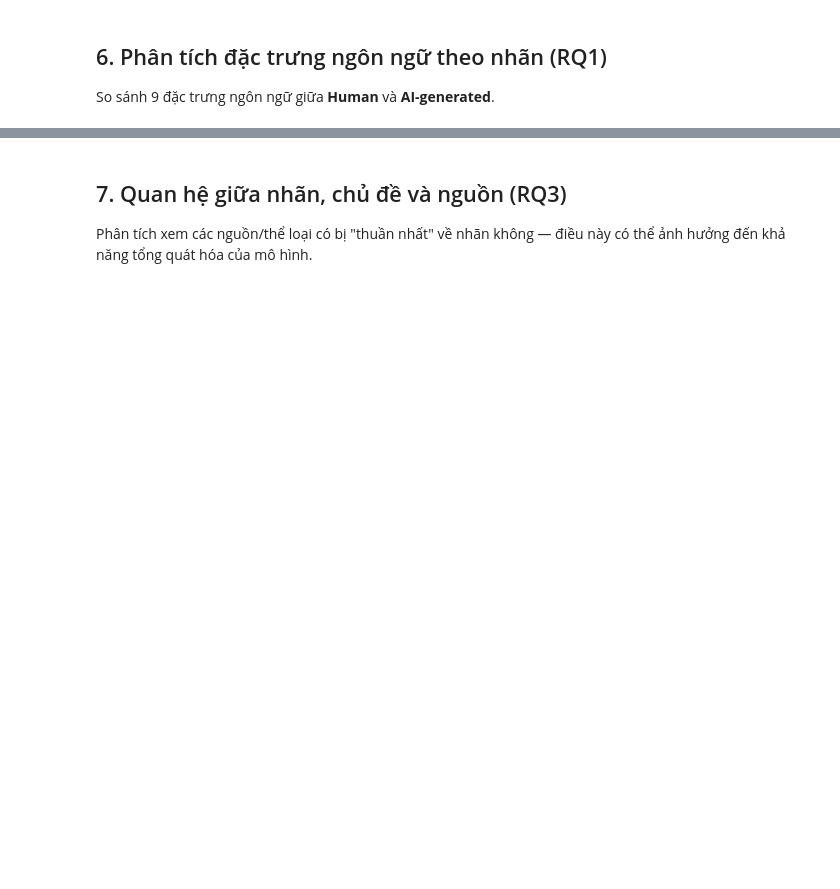
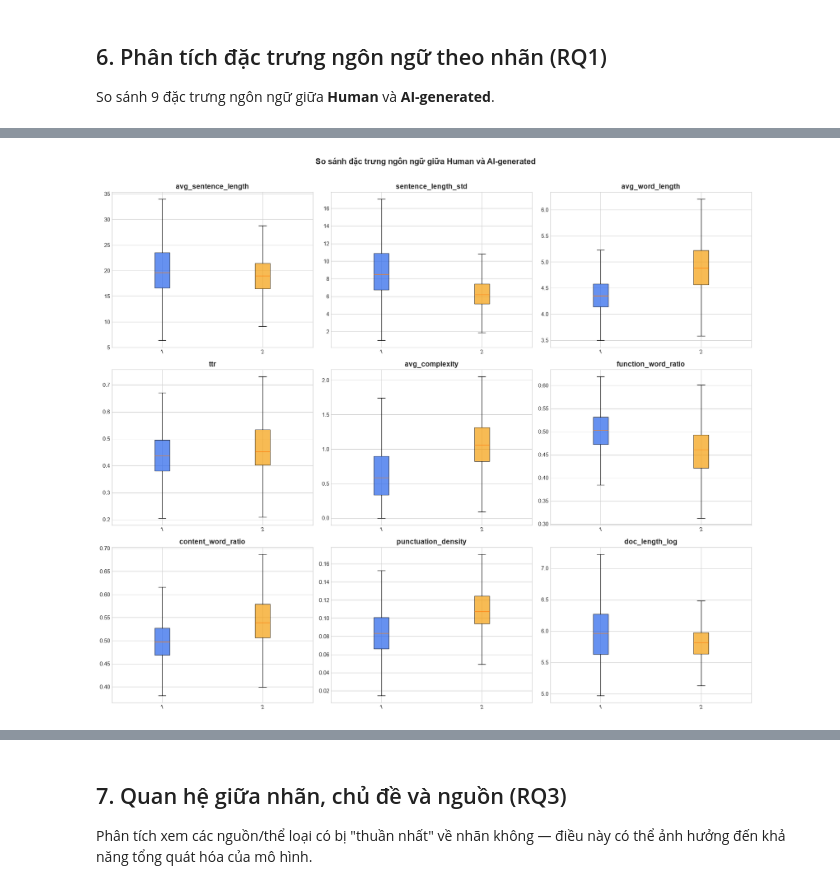
Before and after one commit to KietNH-ai/AI-Generated-Text-Essay-Detection, a Jupyter notebook: notebooks/03_EDA_visualization.ipynb, the cells around one changed output, grey strips where cells are left out. Cells and saved outputs as stored; diff of their text form; code cells hidden in the pictures; blank space fills up the shorter version.

```diff
--- a/notebooks/03_EDA_visualization.ipynb
+++ b/notebooks/03_EDA_visualization.ipynb
@@ -210,32 +286,34 @@ display(diff_df)
 # %%
 # Vẽ boxplot cho từng đặc trưng ngôn ngữ
 n_features = len(feature_names)
 n_cols = 3
 n_rows = (n_features + n_cols - 1) // n_cols
 
 fig, axes = plt.subplots(n_rows, n_cols, figsize=(18, 5 * n_rows))
 axes = axes.flatten()
 
 for idx, feat in enumerate(feature_names):
     ax = axes[idx]
     box_data = [df[df['label'] == l][feat] for l in [LABEL_HUMAN, LABEL_AI]]
-    bp = ax.boxplot(box_data, labels=[LABEL_NAMES[l] for l in [LABEL_HUMAN, LABEL_AI]],
+    bp = ax.boxplot(box_data, label=[LABEL_NAMES[l] for l in [LABEL_HUMAN, LABEL_AI]],
                     showfliers=False, patch_artist=True)
     for patch, color in zip(bp['boxes'], [COLORS[LABEL_HUMAN], COLORS[LABEL_AI]]):
         patch.set_facecolor(color)
         patch.set_alpha(0.7)
     ax.set_title(feat, fontweight='bold')
     ax.tick_params(axis='x', rotation=15)
 
 # Ẩn các axes thừa
 for idx in range(n_features, len(axes)):
     axes[idx].set_visible(False)
 
 fig.suptitle('So sánh đặc trưng ngôn ngữ giữa Human và AI-generated',
              fontsize=16, fontweight='bold', y=1.01)
 fig.tight_layout()
 fig.savefig(FIGURES_DIR / '03_linguistic_features_boxplot.png', dpi=150, bbox_inches='tight')
 plt.show()
+# %% [output]
+[figure, added]
 # %%
 # Heatmap tương quan giữa các đặc trưng
 corr_matrix = df[feature_names + ['label']].corr()
```
Also changed, not shown: parts of 11 cells of this notebook, 12 other files.
